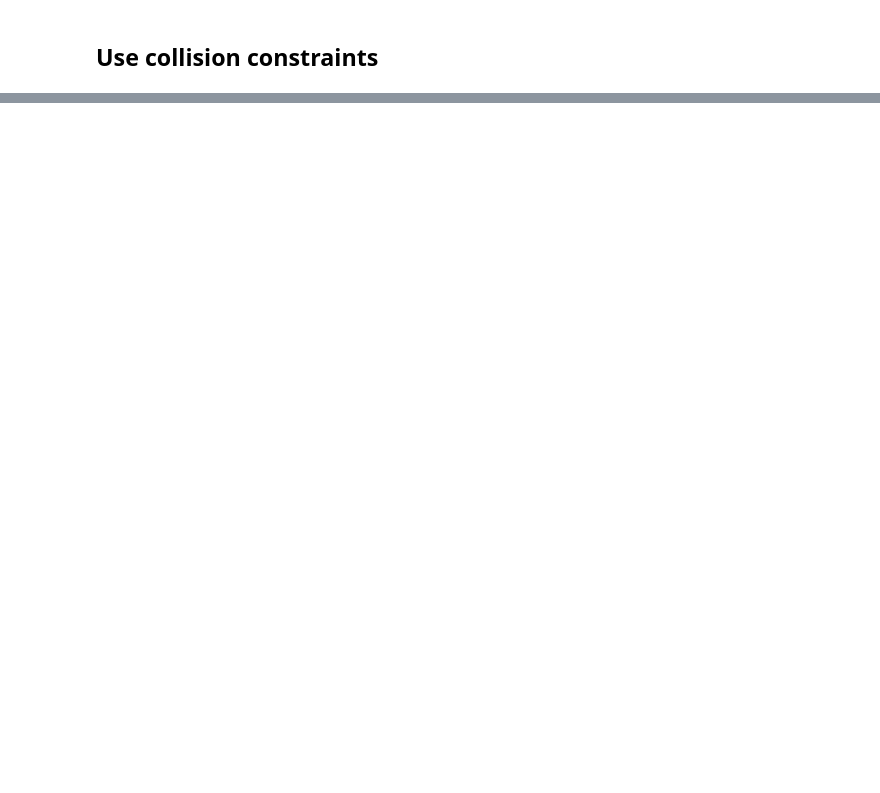
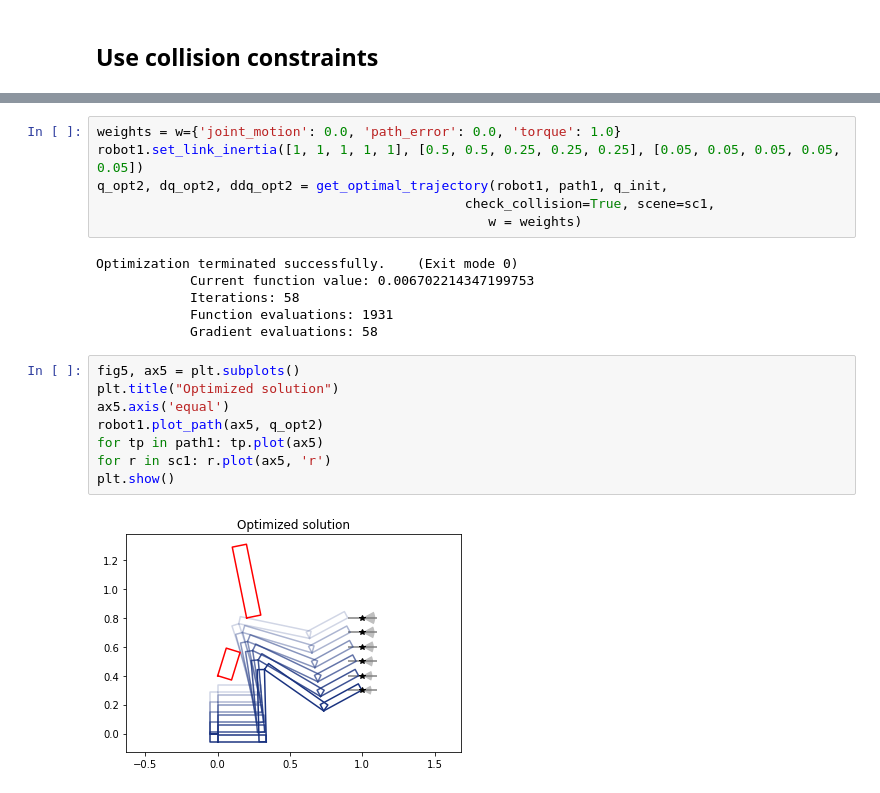
Before and after one commit to JeroenDM/planar_python_robotics, a Jupyter notebook: example_redundant_kinematics.ipynb, the cells around one changed output, grey strips where cells are left out. Drawn from its saved outputs; the diff is of its cells as text; blank space fills up the shorter version.

```diff
--- a/example_redundant_kinematics.ipynb
+++ b/example_redundant_kinematics.ipynb
@@ -124,0 +128,22 @@ plt.show()
+# %%
+weights = w={'joint_motion': 0.0, 'path_error': 0.0, 'torque': 1.0}
+robot1.set_link_inertia([1, 1, 1, 1, 1], [0.5, 0.5, 0.25, 0.25, 0.25], [0.05, 0.05, 0.05, 0.05, 0.05])
+q_opt2, dq_opt2, ddq_opt2 = get_optimal_trajectory(robot1, path1, q_init,
+                                               check_collision=True, scene=sc1,
+                                                  w = weights)
+# %% [output]
+Optimization terminated successfully.    (Exit mode 0)
+            Current function value: 0.006702214347199753
+            Iterations: 58
+            Function evaluations: 1931
+            Gradient evaluations: 58
+# %%
+fig5, ax5 = plt.subplots()
+plt.title("Optimized solution")
+ax5.axis('equal')
+robot1.plot_path(ax5, q_opt2)
+for tp in path1: tp.plot(ax5)
+for r in sc1: r.plot(ax5, 'r')
+plt.show()
+# %% [output]
+[figure, added]
```
Also changed, not shown: parts of 11 cells of this notebook, 4 other files.
